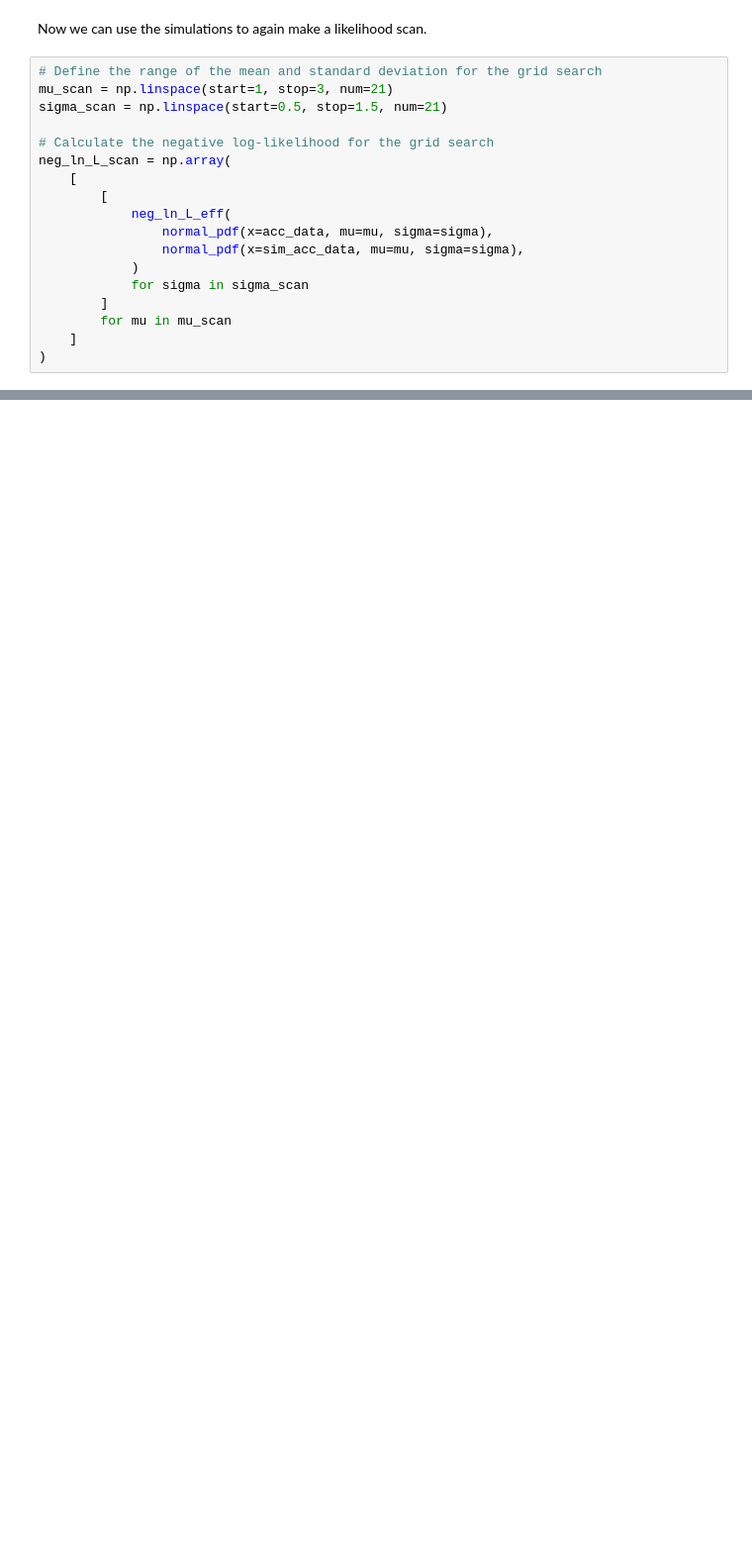
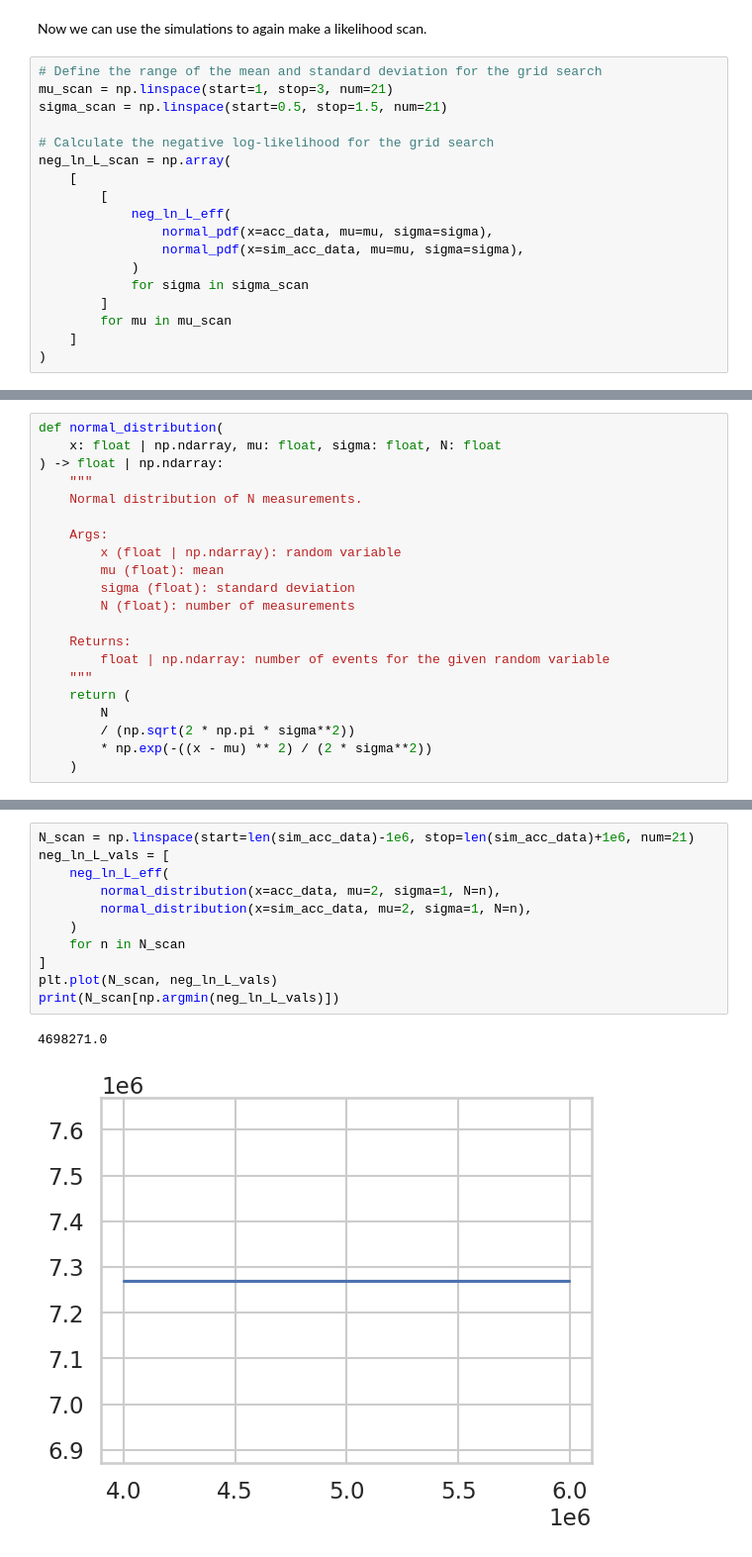
Before and after one commit to n-idw/tutorials, a Jupyter notebook: maximum_likelihood_method.ipynb, the cells around one changed output, grey strips where cells are left out. Shown at 99% size. Saved outputs shown, nothing was run; the diff lists cells and outputs as text; blank space fills up the shorter version.

```diff
--- a/maximum_likelihood_method.ipynb
+++ b/maximum_likelihood_method.ipynb
@@ -597,0 +581,21 @@ plt.show()
+# %%
+def normal_distribution(
+    x: float | np.ndarray, mu: float, sigma: float, N: float
+) -> float | np.ndarray:
+    """
+    Normal distribution of N measurements.
+
+    Args:
+        x (float | np.ndarray): random variable
+        mu (float): mean
+        sigma (float): standard deviation
+        N (float): number of measurements
+
+    Returns:
+        float | np.ndarray: number of events for the given random variable
+    """
+    return (
+        N
+        / (np.sqrt(2 * np.pi * sigma**2))
+        * np.exp(-((x - mu) ** 2) / (2 * sigma**2))
+    )
@@ -597,0 +611,14 @@ plt.show()
+# %%
+N_scan = np.linspace(start=len(sim_acc_data)-1e6, stop=len(sim_acc_data)+1e6, num=21)
+neg_ln_L_vals = [
+    neg_ln_L_eff(
+        normal_distribution(x=acc_data, mu=2, sigma=1, N=n),
+        normal_distribution(x=sim_acc_data, mu=2, sigma=1, N=n),
+    )
+    for n in N_scan
+]
+plt.plot(N_scan, neg_ln_L_vals)
+print(N_scan[np.argmin(neg_ln_L_vals)])
+# %% [output]
+4698271.0
+[figure, added]
```
Also changed, not shown: parts of 19 cells of this notebook, 1 other file.
